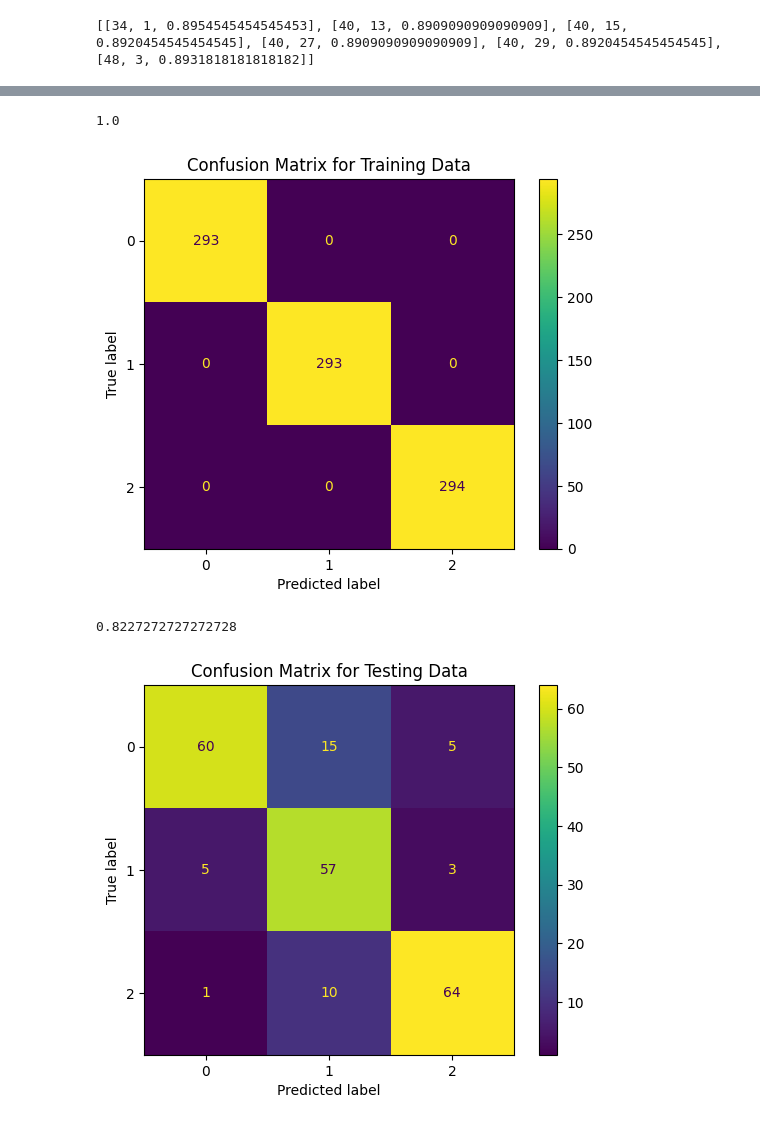
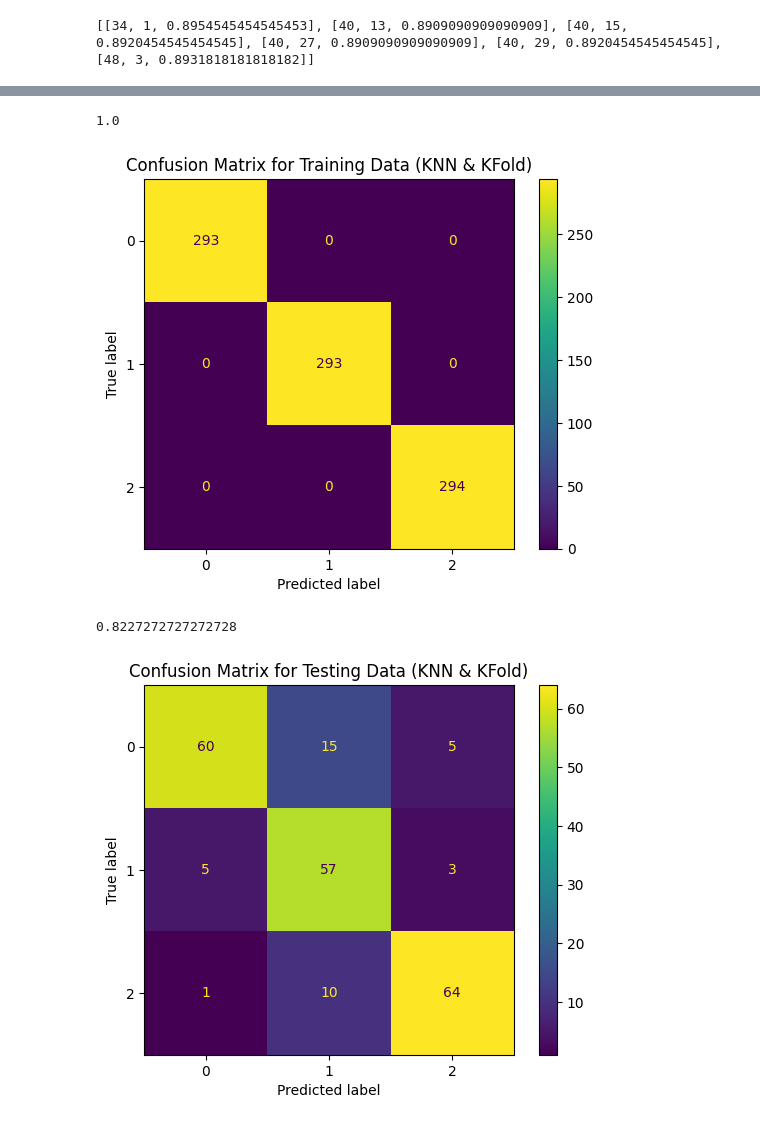
Before and after one commit to ZacPerry-dev/Student-Stress-Factors, a Jupyter notebook: question1.ipynb, the cells around one changed output, grey strips where cells are left out. Drawn from its saved outputs; the diff is of its cells as text; code cells hidden in the pictures.

```diff
--- a/question1.ipynb
+++ b/question1.ipynb
@@ -67,25 +74,25 @@ print(best_performing)
 # %%
 X_train, X_test, y_train, y_test = train_test_split(x, y, random_state=34, test_size=0.2, train_size=0.8)
 
 clf = KNeighborsClassifier(n_neighbors=1)
 clf.fit(X_train, y_train)
 y_predict = clf.predict(X_train)
 print(accuracy_score(y_train, y_predict))
 
 training_cm = confusion_matrix(y_train, y_predict, labels=clf.classes_)
 ConfusionMatrixDisplay(training_cm, display_labels=clf.classes_).plot()
-plt.title("Confusion Matrix for Training Data")
+plt.title("Confusion Matrix for Training Data (KNN & KFold)")
 plt.show()
 
 y_predict = clf.predict(X_test)
 print(accuracy_score(y_test, y_predict))
 
 testing_cm = confusion_matrix(y_test, y_predict, labels=clf.classes_)
 ConfusionMatrixDisplay(testing_cm, display_labels=clf.classes_).plot()
-plt.title("Confusion Matrix for Testing Data")
+plt.title("Confusion Matrix for Testing Data (KNN & KFold)")
 plt.show()
 # %% [output]
 1.0
-[figure, old version]
+[figure, new version]
 0.8227272727272728
-[figure, old version]
+[figure, new version]
```
Also changed, not shown: parts of 7 cells of this notebook.
